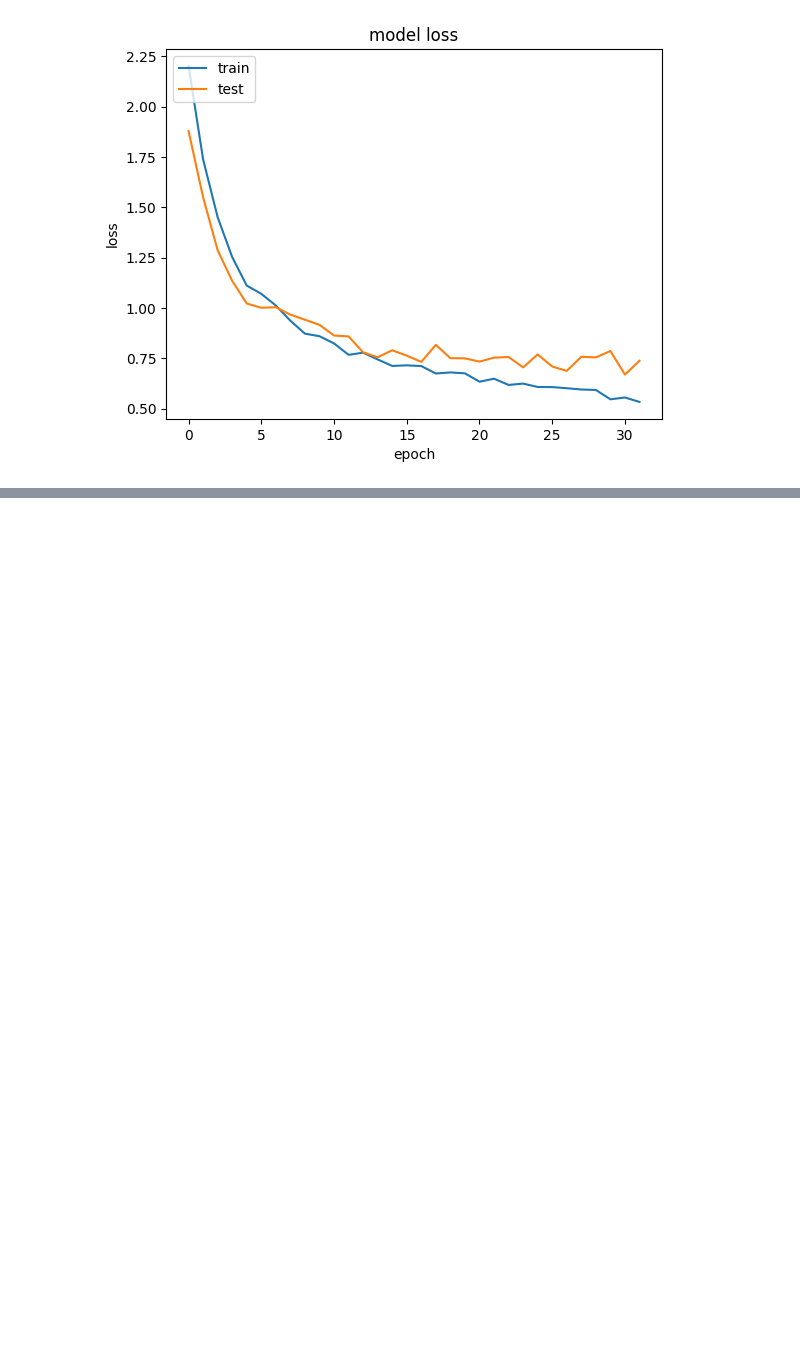
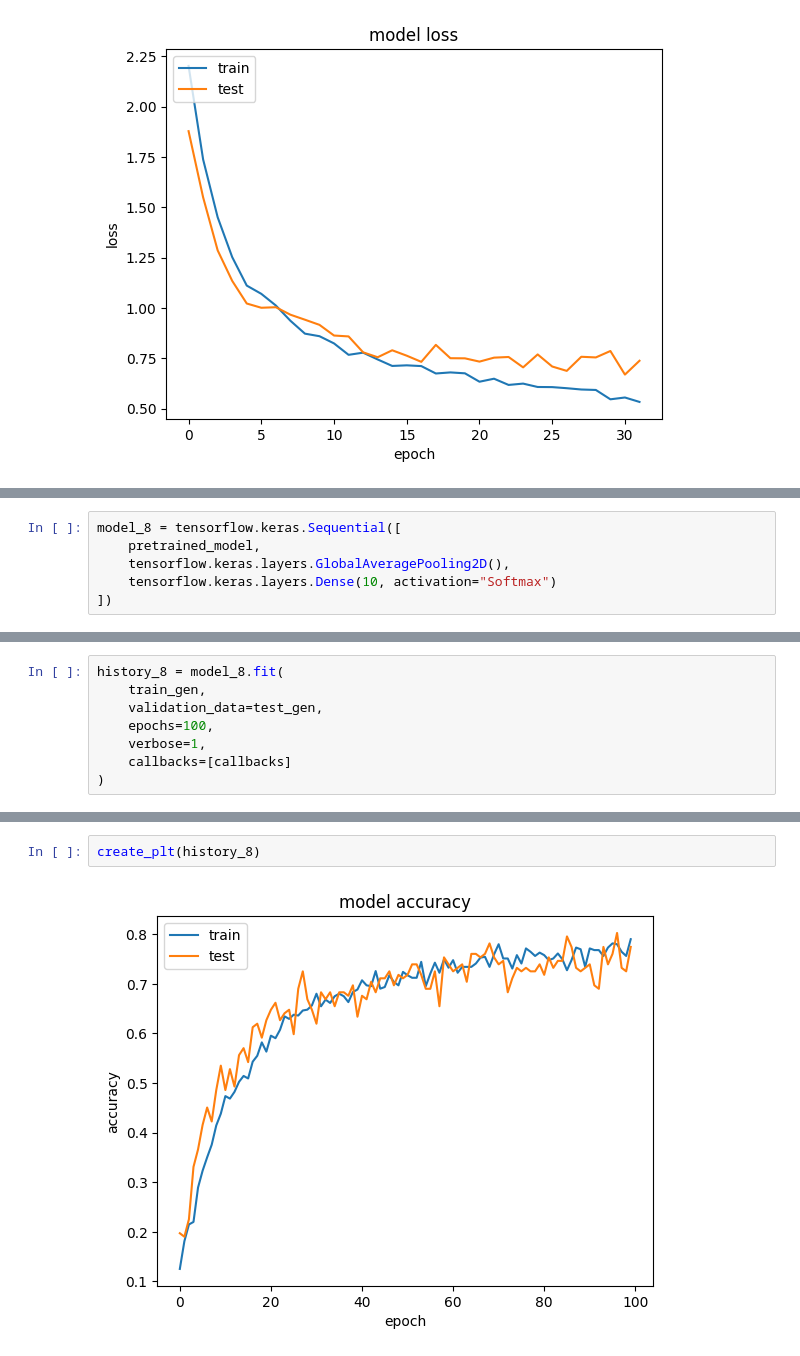
Before and after one commit to Edwin-Jaya/flower-image-classification, a Jupyter notebook: preprocessing.ipynb, the cells around one changed output, grey strips where cells are left out. Drawn from its saved outputs; the diff is of its cells as text; blank space fills up the shorter version.

```diff
--- a/preprocessing.ipynb
+++ b/preprocessing.ipynb
@@ -517,0 +617,6 @@ model_5.save('flower-classifier.h5')
+# %%
+model_8 = tensorflow.keras.Sequential([
+    pretrained_model,
+    tensorflow.keras.layers.GlobalAveragePooling2D(),
+    tensorflow.keras.layers.Dense(10, activation="Softmax")
+])
@@ -517,0 +626,8 @@ model_5.save('flower-classifier.h5')
+# %%
+history_8 = model_8.fit(
+    train_gen,
+    validation_data=test_gen,
+    epochs=100,
+    verbose=1,
+    callbacks=[callbacks]
+)
@@ -517,0 +652,4 @@ model_5.save('flower-classifier.h5')
+# %%
+create_plt(history_8)
+# %% [output]
+[figure, added]
```
Also changed, not shown: parts of 16 cells of this notebook, 2 other files.
